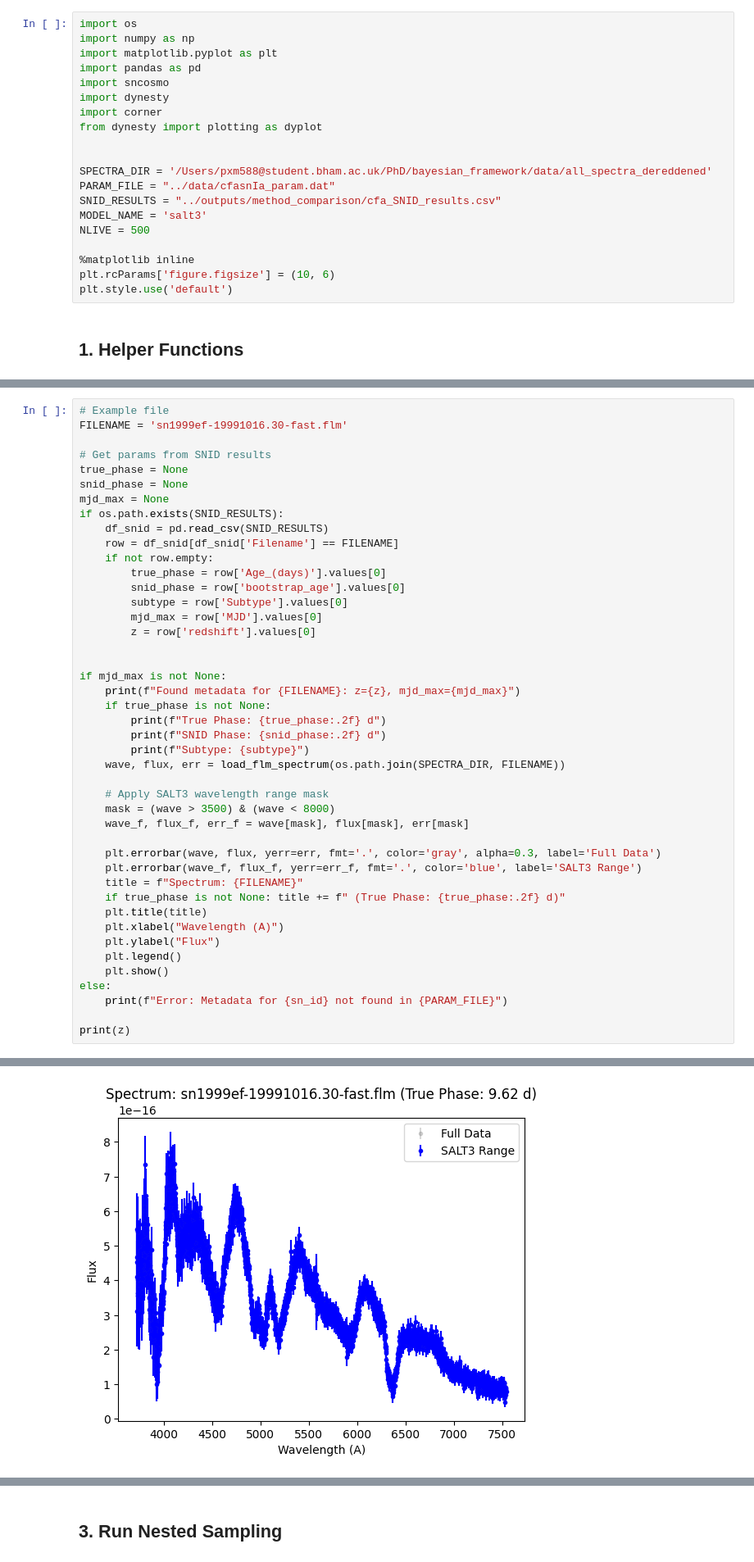
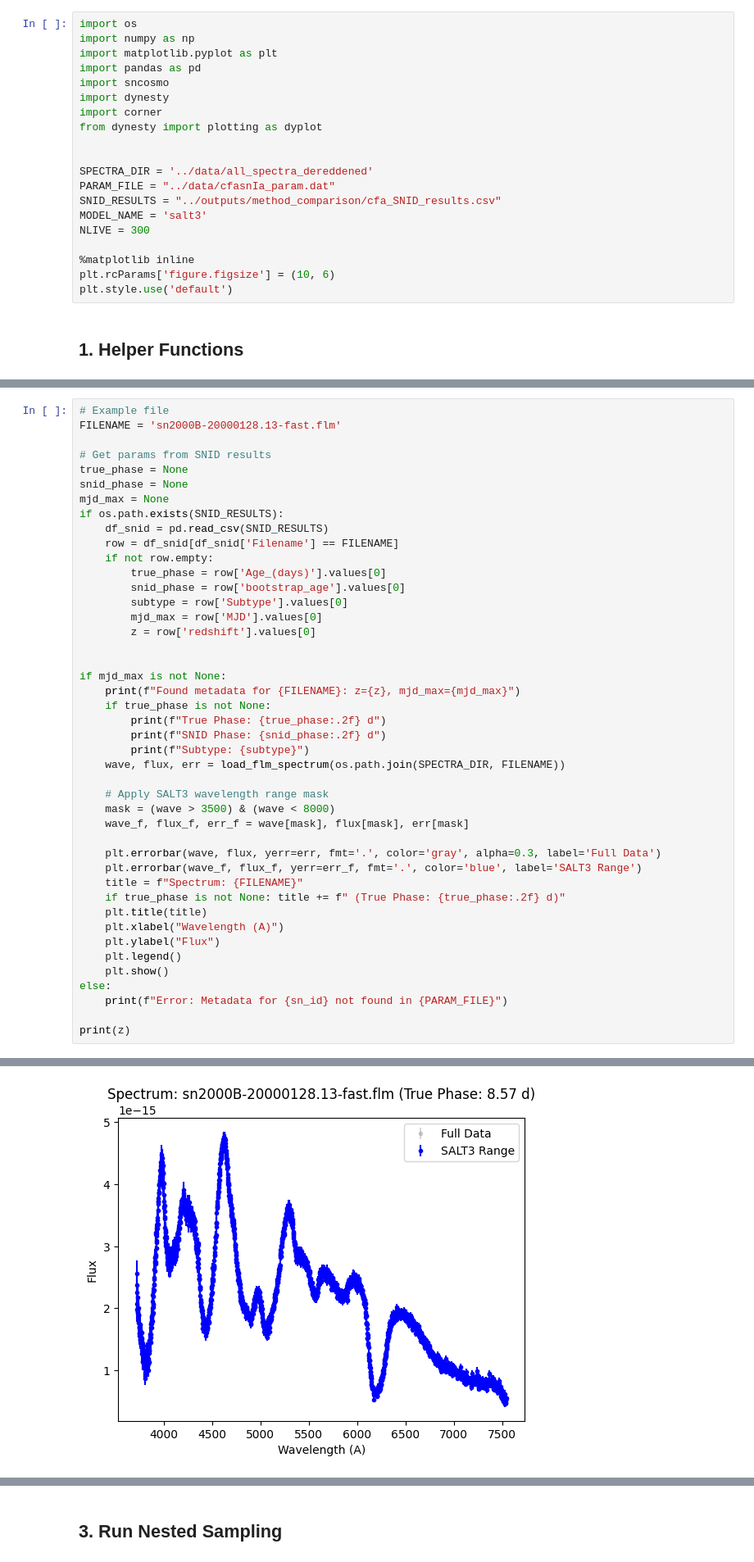
Before and after one commit to p-massey/bayesian_framework, a Jupyter notebook: notebooks/single_spectrum_fit.ipynb, the cells around one changed output, grey strips where cells are left out. Shown at 82% size. Cells and saved outputs as stored; diff of their text form.

```diff
--- a/notebooks/single_spectrum_fit.ipynb
+++ b/notebooks/single_spectrum_fit.ipynb
@@ -12,11 +12,11 @@ import corner
 from dynesty import plotting as dyplot
 
 
-SPECTRA_DIR = '/Users/pxm588@student.bham.ac.uk/PhD/bayesian_framework/data/all_spectra_dereddened'
+SPECTRA_DIR = '../data/all_spectra_dereddened'
 PARAM_FILE = "../data/cfasnIa_param.dat"
 SNID_RESULTS = "../outputs/method_comparison/cfa_SNID_results.csv"
 MODEL_NAME = 'salt3'
-NLIVE = 500
+NLIVE = 300
 
 %matplotlib inline
 plt.rcParams['figure.figsize'] = (10, 6)
@@ -133,6 +91,6 @@ Select a spectrum from the `data/all_spectra` directory.
 # %%
 # Example file
-FILENAME = 'sn1999ef-19991016.30-fast.flm'
+FILENAME = 'sn2000B-20000128.13-fast.flm'
 
 # Get params from SNID results
 true_phase = None
@@ -182 +140 @@ Subtype: N
-[figure, old version]
+[figure, new version]
```
Also changed, not shown: parts of 11 cells of this notebook, 37 other files.
